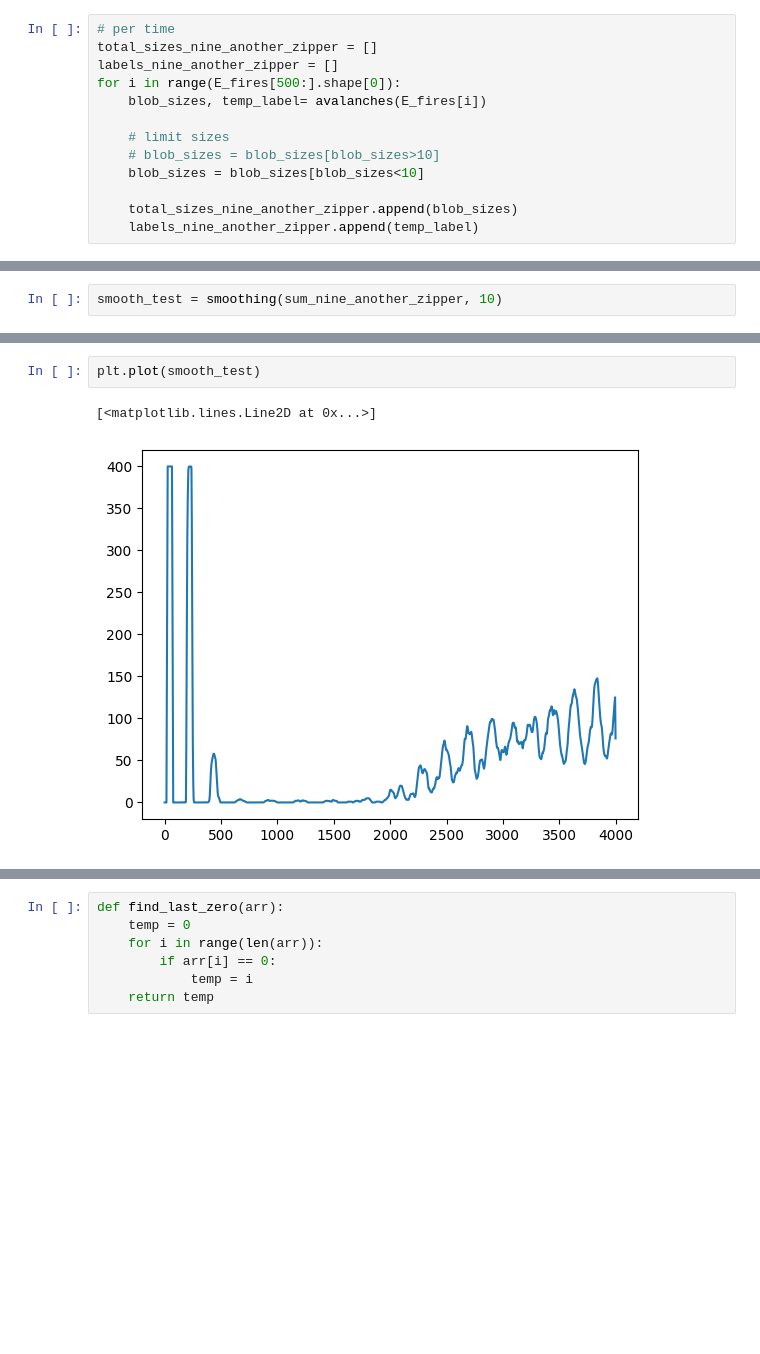
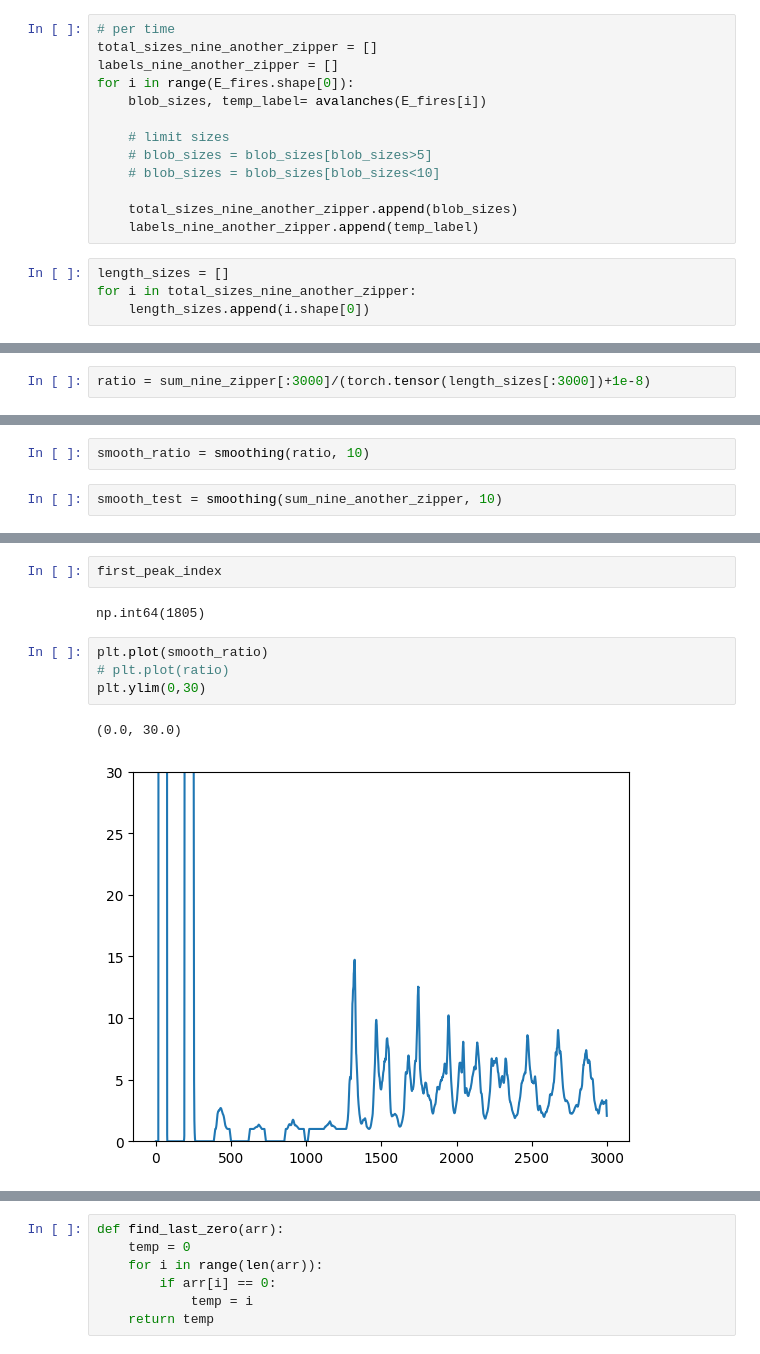
Before and after one commit to hhsherlock/Spiking_NN, a Jupyter notebook: mnst_learn/calculation.ipynb, the cells around one changed output, grey strips where cells are left out. Saved outputs shown, nothing was run; the diff lists cells and outputs as text; blank space fills up the shorter version.

```diff
--- a/mnst_learn/calculation.ipynb
+++ b/mnst_learn/calculation.ipynb
@@ -725,12 +725,16 @@ See the histogram avalanches size and total activities relationship
 # per time
 total_sizes_nine_another_zipper = []
 labels_nine_another_zipper = []
-for i in range(E_fires[500:].shape[0]):
+for i in range(E_fires.shape[0]):
     blob_sizes, temp_label= avalanches(E_fires[i])
 
     # limit sizes
-    # blob_sizes = blob_sizes[blob_sizes>10]
-    blob_sizes = blob_sizes[blob_sizes<10]
+    # blob_sizes = blob_sizes[blob_sizes>5]
+    # blob_sizes = blob_sizes[blob_sizes<10]
 
     total_sizes_nine_another_zipper.append(blob_sizes)
     labels_nine_another_zipper.append(temp_label)
+# %%
+length_sizes = []
+for i in total_sizes_nine_another_zipper:
+    length_sizes.append(i.shape[0])
@@ -746,3 +755,5 @@ df_six_zipper = pd.DataFrame({
     "value": value,
     "time": time
 })
+# %%
+ratio = sum_nine_zipper[:3000]/(torch.tensor(length_sizes[:3000])+1e-8)
@@ -770,5 +788,7 @@ ax.legend()
 def smoothing(arr, window_size):
     temp = np.convolve(arr, np.ones(window_size)/window_size, mode='same')
     return temp
+# %%
+smooth_ratio = smoothing(ratio, 10)
 # %%
 smooth_test = smoothing(sum_nine_another_zipper, 10)
@@ -775,8 +843,14 @@ smooth_test = smoothing(sum_nine_another_zipper, 10)
+# %%
+first_peak_index
+# %% [output]
+np.int64(1805)
 # %%
-plt.plot(smooth_test)
+plt.plot(smooth_ratio)
+# plt.plot(ratio)
+plt.ylim(0,30)
 # %% [output]
-[<matplotlib.lines.Line2D at 0x...>]
+(0.0, 30.0)
-[figure, old version]
+[figure, new version]
 # %%
 def sliding_window_max(arr, window):
     temp = []
```
Also changed, not shown: parts of 17 cells of this notebook, 6 other files.
